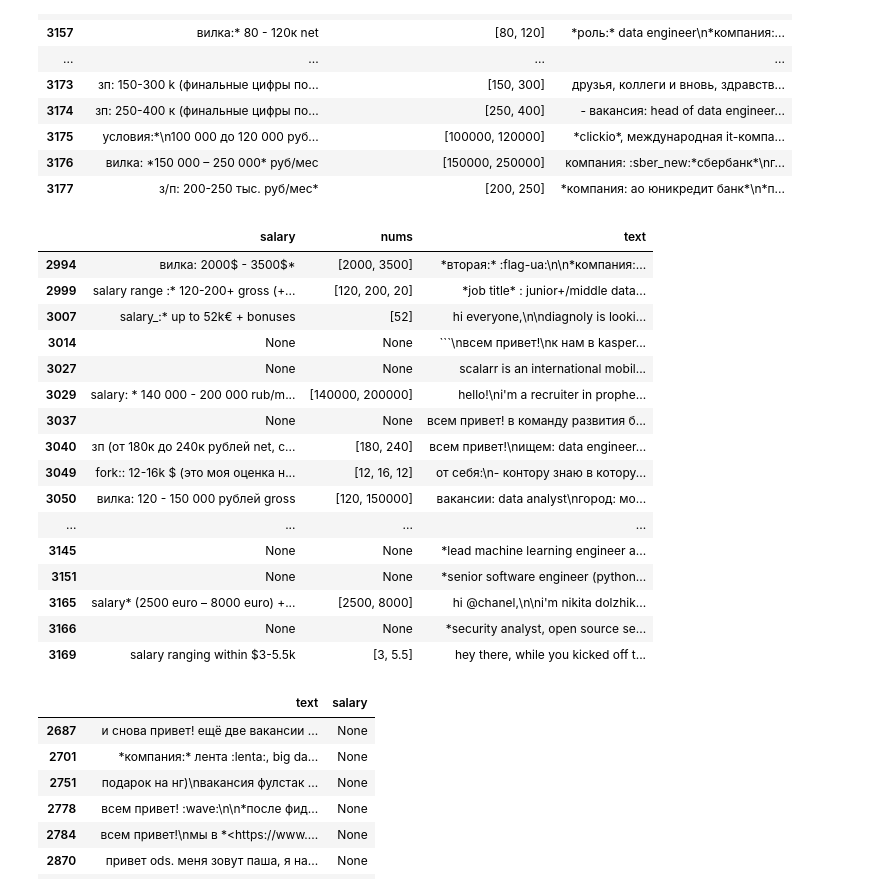
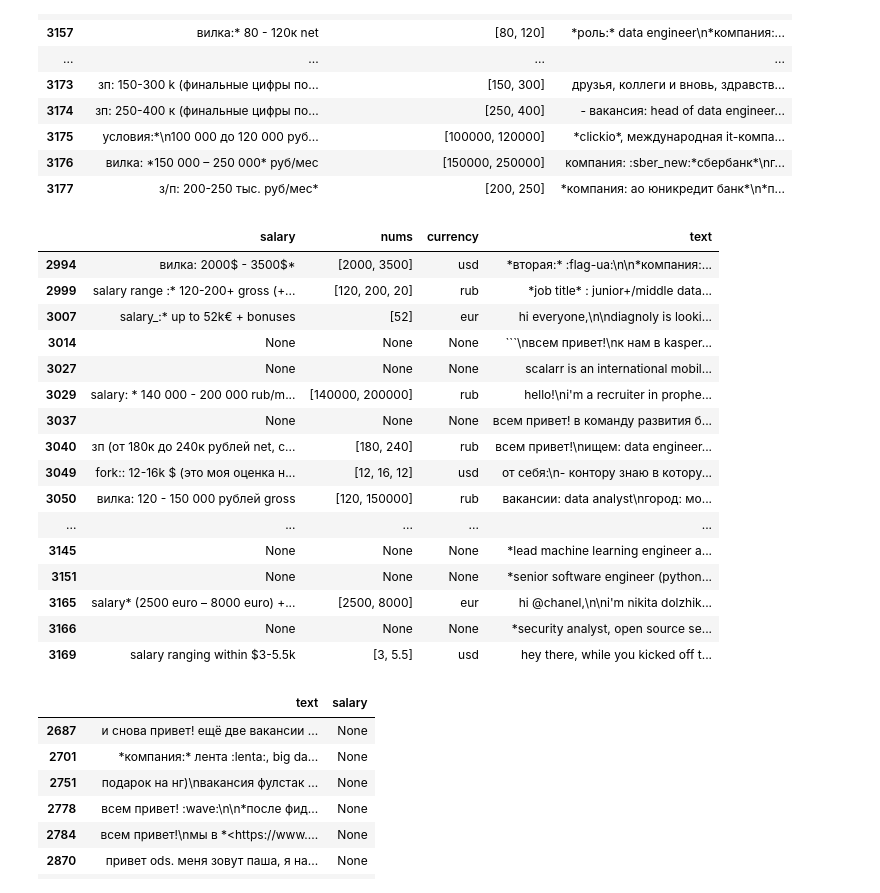
Before and after one commit to egorborisov/jobs_article, a Jupyter notebook: salaries_parsing.ipynb, the cells around one changed output. Drawn from its saved outputs; the diff is of its cells as text; code cells hidden in the pictures.

````diff
--- a/salaries_parsing.ipynb
+++ b/salaries_parsing.ipynb
@@ -64,6 +67,13 @@ def search_numbers_in_salary_text(text):
 
     if len(num)>0 and num!='.': nums.append(num)
     return nums if nums else None
+
+def search_currency(salary):
+    for d in DOLLARS:
+        if d in salary: return 'usd'
+    for e in EUROS:
+        if e in salary: return 'eur'
+    return 'rub'
 # %%
 def search_for_salary(text):
     regex = r'\d{2,6}[-докКтысрщ.]{1,4}\d{2,6}\s?(?:к|К|тыс|тысяч|т\s?р|т.\s?р.|gross|net)?'
@@ -74,22 +84,23 @@ def search_for_salary(text):
 
 
 def get_salaries(data):
-    salary = []
-    nums = []
-    is_eng = []
+    salary, nums, is_eng, cur = [], [], [], []
     for d in tqdm(data.itertuples()):
         if detect(d.text) != 'ru':
             is_eng.append(1)
         else:
             is_eng.append(0)
         res, num = search_fork(d.text)
-        if nums is not None:
-            nums.append(num)
-            salary.append(res)
+        if num is not None:
+            cur.append(search_currency(res))
+        else:
+            cur.append(None)
+        nums.append(num)
+        salary.append(res)
 #         ids.append(i)
-    return salary, nums, is_eng
+    return salary, nums, is_eng, cur
 # %%
-salary, nums, is_eng = get_salaries(jobs)
+salary, nums, is_eng, cur = get_salaries(jobs)
 # %% [output]
 Please use `tqdm.notebook.tqdm` instead of `tqdm.tqdm_notebook`
   for d in tqdm(data.itertuples()):
@@ -97,6 +108,7 @@ Please use `tqdm.notebook.tqdm` instead of `tqdm.tqdm_notebook`
 jobs['salary'] = salary
 jobs['nums'] = nums
 jobs['is_eng'] = is_eng
+jobs['currency'] = cur
 # %% [markdown]
 ### Проверка парсинга
 # %%
@@ -125,25 +137,25 @@ jobs[['salary', 'nums', 'text']].tail(30)#['text'][2]
 | 3176 | вилка: *150 000 – 250 000* руб/мес | [150000, 250000] | компания: :sber_new:*сбербанк*\nг... |
 | 3177 | з/п: 200-250 тыс. руб/мес* | [200, 250] | *компания: ао юникредит банк*\n*п... |
 # %%
-jobs[jobs['is_eng']==1][['salary', 'nums', 'text']].tail(30)
+jobs[jobs['is_eng']==1][['salary', 'nums', 'currency', 'text']].tail(30)
 # %% [output]
-|  | salary | nums | text |
-| 2994 | вилка: 2000$ - 3500$* | [2000, 3500] | *вторая:* :flag-ua:\n\n*компания:... |
-| 2999 | salary range :* 120-200+ gross (+... | [120, 200, 20] | *job title* : junior+/middle data... |
-| 3007 | salary_:* up to 52k€ + bonuses | [52] | hi everyone,\n\ndiagnoly is looki... |
-| 3014 | None | None | ```\nвсем привет!\nк нам в kasper... |
-| 3027 | None | None | scalarr is an international mobil... |
-| 3029 | salary: * 140 000 - 200 000 rub/m... | [140000, 200000] | hello!\ni'm a recruiter in prophe... |
-| 3037 | None | None | всем привет! в команду развития б... |
-| 3040 | зп (от 180к до 240к рублей net, с... | [180, 240] | всем привет!\nищем: data engineer... |
-| 3049 | fork:: 12-16k $ (это моя оценка н... | [12, 16, 12] | от себя:\n- контору знаю в котору... |
-| 3050 | вилка: 120 - 150 000 рублей gross | [120, 150000] | вакансии: data analyst\nгород: мо... |
-| ... | ... | ... | ... |
-| 3145 | None | None | *lead machine learning engineer a... |
-| 3151 | None | None | *senior software engineer (python... |
-| 3165 | salary* (2500 euro – 8000 euro) +... | [2500, 8000] | hi @chanel,\n\ni'm nikita dolzhik... |
-| 3166 | None | None | *security analyst, open source se... |
-| 3169 | salary ranging within $3-5.5k | [3, 5.5] | hey there, while you kicked off t... |
+|  | salary | nums | currency | text |
+| 2994 | вилка: 2000$ - 3500$* | [2000, 3500] | usd | *вторая:* :flag-ua:\n\n*компания:... |
+| 2999 | salary range :* 120-200+ gross (+... | [120, 200, 20] | rub | *job title* : junior+/middle data... |
+| 3007 | salary_:* up to 52k€ + bonuses | [52] | eur | hi everyone,\n\ndiagnoly is looki... |
+| 3014 | None | None | None | ```\nвсем привет!\nк нам в kasper... |
+| 3027 | None | None | None | scalarr is an international mobil... |
+| 3029 | salary: * 140 000 - 200 000 rub/m... | [140000, 200000] | rub | hello!\ni'm a recruiter in prophe... |
+| 3037 | None | None | None | всем привет! в команду развития б... |
+| 3040 | зп (от 180к до 240к рублей net, с... | [180, 240] | rub | всем привет!\nищем: data engineer... |
+| 3049 | fork:: 12-16k $ (это моя оценка н... | [12, 16, 12] | usd | от себя:\n- контору знаю в котору... |
+| 3050 | вилка: 120 - 150 000 рублей gross | [120, 150000] | rub | вакансии: data analyst\nгород: мо... |
+| ... | ... | ... | ... | ... |
+| 3145 | None | None | None | *lead machine learning engineer a... |
+| 3151 | None | None | None | *senior software engineer (python... |
+| 3165 | salary* (2500 euro – 8000 euro) +... | [2500, 8000] | eur | hi @chanel,\n\ni'm nikita dolzhik... |
+| 3166 | None | None | None | *security analyst, open source se... |
+| 3169 | salary ranging within $3-5.5k | [3, 5.5] | usd | hey there, while you kicked off t... |
 # %%
 jobs[(jobs.nums.isnull())&(jobs.is_eng==0)][['text', 'salary']].tail(20)
 # %% [output]
````
Also changed, not shown: parts of 3 cells of this notebook.
